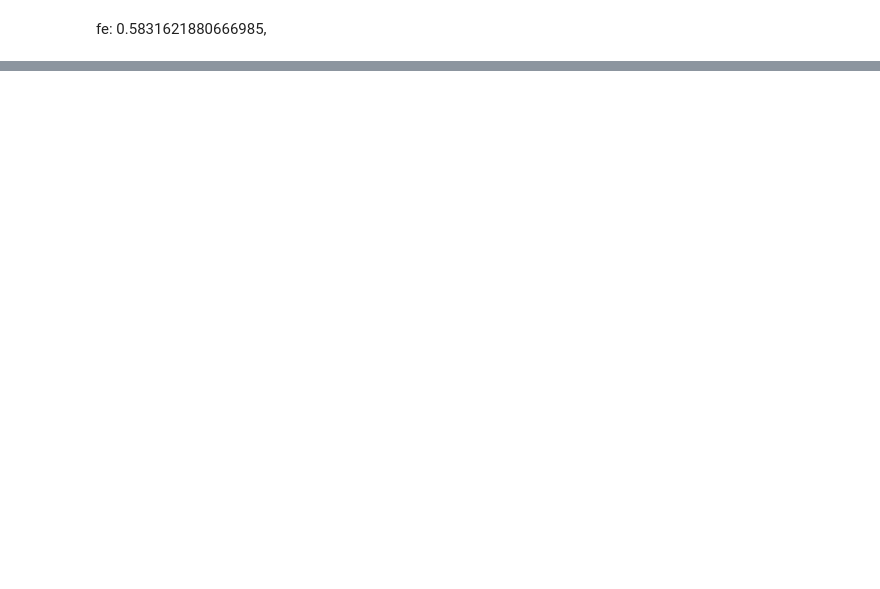
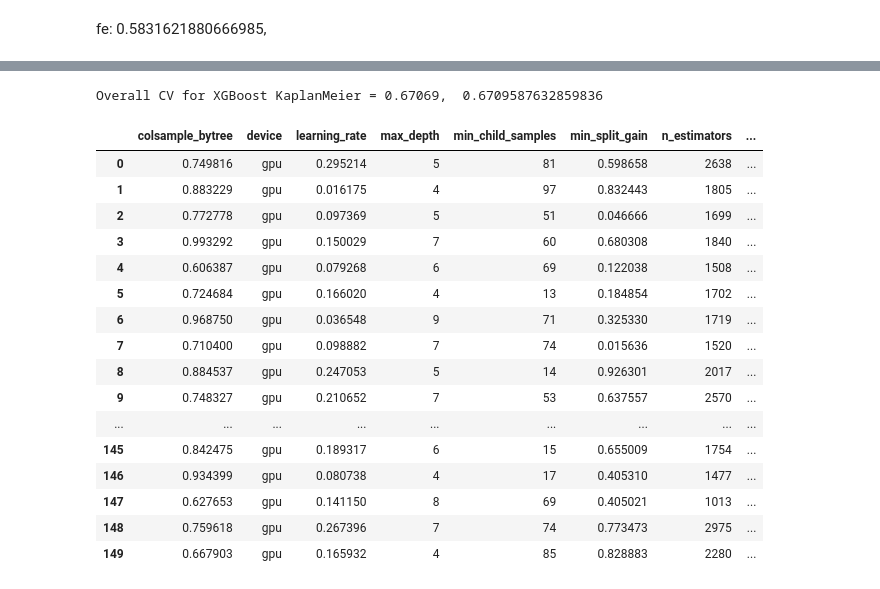
Before and after one commit to Qizix/kaggle-competitions, a Jupyter notebook: CIBMTR - Equity in post-HCT Survival Predictions/feideas.ipynb, the cells around one changed output, grey strips where cells are left out. Saved outputs shown, nothing was run; the diff lists cells and outputs as text; code cells hidden in the pictures; blank space fills up the shorter version.

```diff
--- a/CIBMTR - Equity in post-HCT Survival Predictions/feideas.ipynb
+++ b/CIBMTR - Equity in post-HCT Survival Predictions/feideas.ipynb
@@ -287,5 +206,5 @@ dtype: int64
 # %%
-# kfold cross-validation
+'''# kfold cross-validation
 from metric import score
 from sklearn.model_selection import cross_val_score, KFold
 from sklearn.metrics import make_scorer
@@ -412,3 +331,5 @@ for name, model in models.items():
 
 
     print(f"{name}: {scores[name]}, Mean: {np.mean(scores[name])}")
+
+    '''
@@ -704,5 +620,5 @@ print("All Results:", wrapper.get_results())
 # %%
-# XGBoost Regressor
+'''# XGBoost Regressor
 from xgboost import XGBRegressor
 from scipy.stats import randint, uniform
 
@@ -721,20 +637,21 @@ param_distributions = {
 
 # Initialize XGBoost Regressor
 xgb_regressor = XGBRegressor(random_state=42)
-kf = KFold(n_splits=10, shuffle=True, random_state=42)
+kf = KFold(n_splits=5, shuffle=True, random_state=42)
 # Set up RandomizedSearchCV with 50 iterations and KFold cross-validation
-wrapper = CustomRandomizedSearchCV(
+wrapperxgb = CustomRandomizedSearchCV(
     estimator=xgb_regressor,
     param_distributions=param_distributions,
     scoring=scorer,
     cv=kf,
-    n_iter=1,
+    n_iter=150,
     random_state=42
 )
 
 # Fit the wrapper with X and y_full
-wrapper.fit(X, y)
+wrapperxgb.fit(X, y)
 
 # Print the best parameters and score
-print("Best Parameters:", wrapper.best_params_)
-print("Best Score:", wrapper.best_score_)
+print("Best Parameters:", wrapperxgb.best_params_)
+print("Best Score:", wrapperxgb.best_score_)
+'''
@@ -745,9 +732,18 @@ Best Score: 0.6704856241311461
+# %%
+y_true = y[["efs","efs_time","race_group"]].copy()
+y_true[['ID']] = X[["ID"]]
+y_pred = X[["ID"]].copy()
+y_pred["prediction"] = oof_xgb
+m = score(y_true.copy(), y_pred.copy(), "ID")
+print(f"\nOverall CV for XGBoost KaplanMeier = 0.67095, ",m)
+# %% [output]
+Overall CV for XGBoost KaplanMeier = 0.67069,  0.6709587632859836
 # %%
 # LightGBM Regressor
 from lightgbm import LGBMRegressor
 
 param_distributions = {
-    'n_estimators': randint(1000, 2500),
+    'n_estimators': randint(1000, 3000),
     'learning_rate': uniform(0.01, 0.3),
     'max_depth': randint(3, 10),
     'num_leaves': randint(31, 255),
@@ -757,29 +753,54 @@ param_distributions = {
     'reg_alpha': uniform(0, 1),
     'reg_lambda': uniform(0, 1),
     'scale_pos_weight': uniform(1, 10),
-    'min_split_gain': uniform(0, 1)
+    'min_split_gain': uniform(0, 1),
+    'device': ["gpu"],
+    'verbose':[-1],
+    'objective':["regression"],
+
 }
 
 # Initialize LightGBM Regressor
 lgb_regressor = LGBMRegressor(random_state=42)
 
 # Set up RandomizedSearchCV with 50 iterations and KFold cross-validation
-wrapper = CustomRandomizedSearchCV(
+wrapperLGBM = CustomRandomizedSearchCV(
     estimator=lgb_regressor,
     param_distributions=param_distributions,
     scoring=scorer,
     cv=kf,
-    n_iter=100,
+    n_iter=150,
     random_state=42
 )
 
 # Fit the wrapper with X and y_full
-wrapper.fit(X, y)
+wrapperLGBM.fit(X, y)
 
 # Print the best parameters and score
-print("Best Parameters:", wrapper.best_params_)
-print("Best Score:", wrapper.best_score_)
-print("All Results:", wrapper.get_results())
+print("Best Parameters:", wrapperLGBM.best_params_)
+print("Best Score:", wrapperLGBM.best_score_)
+print("All Results:", wrapperLGBM.get_results())
+# %%
+lgmbres = pd.DataFrame([{**entry['params'], 'score': entry['score']} for entry in wrapperLGBM.get_results()])
+lgmbres
+# %% [output]
+|  | colsample_bytree | device | learning_rate | max_depth | min_child_samples | min_split_gain | n_estimators | ... |
+| 0 | 0.749816 | gpu | 0.295214 | 5 | 81 | 0.598658 | 2638 | ... |
+| 1 | 0.883229 | gpu | 0.016175 | 4 | 97 | 0.832443 | 1805 | ... |
+| 2 | 0.772778 | gpu | 0.097369 | 5 | 51 | 0.046666 | 1699 | ... |
+| 3 | 0.993292 | gpu | 0.150029 | 7 | 60 | 0.680308 | 1840 | ... |
+| 4 | 0.606387 | gpu | 0.079268 | 6 | 69 | 0.122038 | 1508 | ... |
+| 5 | 0.724684 | gpu | 0.166020 | 4 | 13 | 0.184854 | 1702 | ... |
+| 6 | 0.968750 | gpu | 0.036548 | 9 | 71 | 0.325330 | 1719 | ... |
+| 7 | 0.710400 | gpu | 0.098882 | 7 | 74 | 0.015636 | 1520 | ... |
+| 8 | 0.884537 | gpu | 0.247053 | 5 | 14 | 0.926301 | 2017 | ... |
+| 9 | 0.748327 | gpu | 0.210652 | 7 | 53 | 0.637557 | 2570 | ... |
+| ... | ... | ... | ... | ... | ... | ... | ... | ... |
+| 145 | 0.842475 | gpu | 0.189317 | 6 | 15 | 0.655009 | 1754 | ... |
+| 146 | 0.934399 | gpu | 0.080738 | 4 | 17 | 0.405310 | 1477 | ... |
+| 147 | 0.627653 | gpu | 0.141150 | 8 | 69 | 0.405021 | 1013 | ... |
+| 148 | 0.759618 | gpu | 0.267396 | 7 | 74 | 0.773473 | 2975 | ... |
+| 149 | 0.667903 | gpu | 0.165932 | 4 | 85 | 0.828883 | 2280 | ... |
 # %%
 # CatBoost Regressor
 from catboost import CatBoostRegressor
```
Also changed, not shown: parts of 16 cells of this notebook, 8 other files.
